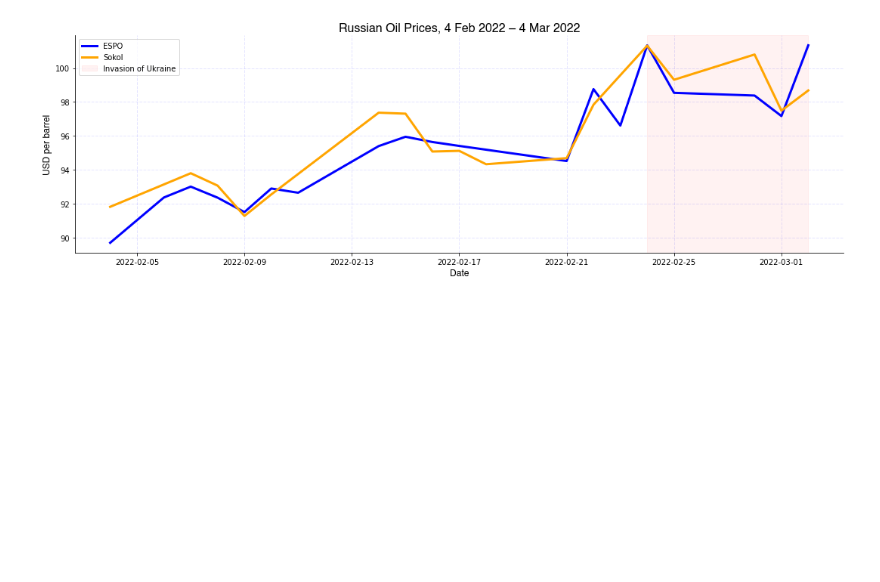
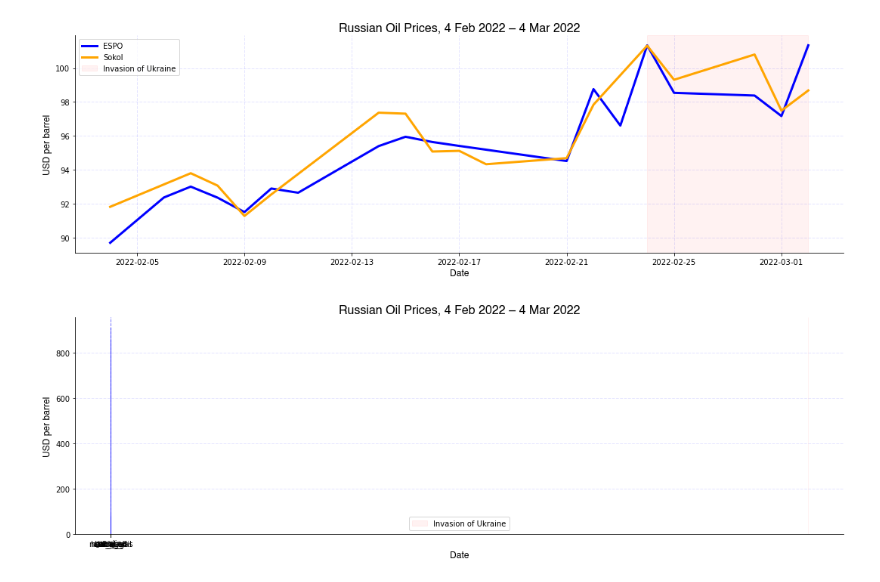
Before and after one commit to mnperic/russia-ukraine-indicators, a Jupyter notebook: russia_charts.ipynb, the cells around one changed output. Drawn from its saved outputs; the diff is of its cells as text; code cells hidden in the pictures; blank space fills up the shorter version.

```diff
--- a/russia_charts.ipynb
+++ b/russia_charts.ipynb
@@ -299,3 +307,36 @@ plt.savefig("/Users/minoperic/Data Analytics/Data Investigations/russia-energy-i
 plt.show()
 # %% [output]
 [figure]
+# %%
+# Plotting – Commodities
+
+# Font families
+font_1 = {'family':'helvetica','color':'black','size':16}
+font_2 = {'family':'helvetica','color':'black','size':12}
+
+# Plot
+plt.figure(figsize=(15,5))
+plt.bar(commodity_prices_df['commodity'], commodity_prices_df['yoy_percent'], width=20, color='blue', alpha=0.5)
+
+# Labels
+plt.title("Russian Oil Prices, 4 Feb 2022 – 4 Mar 2022", fontdict = font_1)
+plt.xlabel("Date", fontdict = font_2)
+plt.ylabel("USD per barrel", fontdict = font_2)
+
+# Highlights
+plt.axvspan(date2num(datetime.datetime(2022,2,24)), date2num(datetime.datetime(2022,3,2)),
+           label="Invasion of Ukraine", color="red", alpha=0.05)
+plt.legend()
+
+# Aesthetics
+matplotlib.pyplot.grid(visible=True, which='both', axis='both', color='blue', alpha=0.1, linestyle='--', linewidth=1)
+
+plt.gca().spines['top'].set_visible(False)
+plt.gca().spines['right'].set_visible(False)
+plt.tight_layout()
+
+# Save and show
+plt.savefig("/Users/minoperic/Data Analytics/Data Investigations/russia-energy-inflation/Images/commodity_prices.png", dpi=300)
+plt.show()
+# %% [output]
+[figure, added]
```
Also changed, not shown: parts of 2 cells of this notebook, 2 other files.
